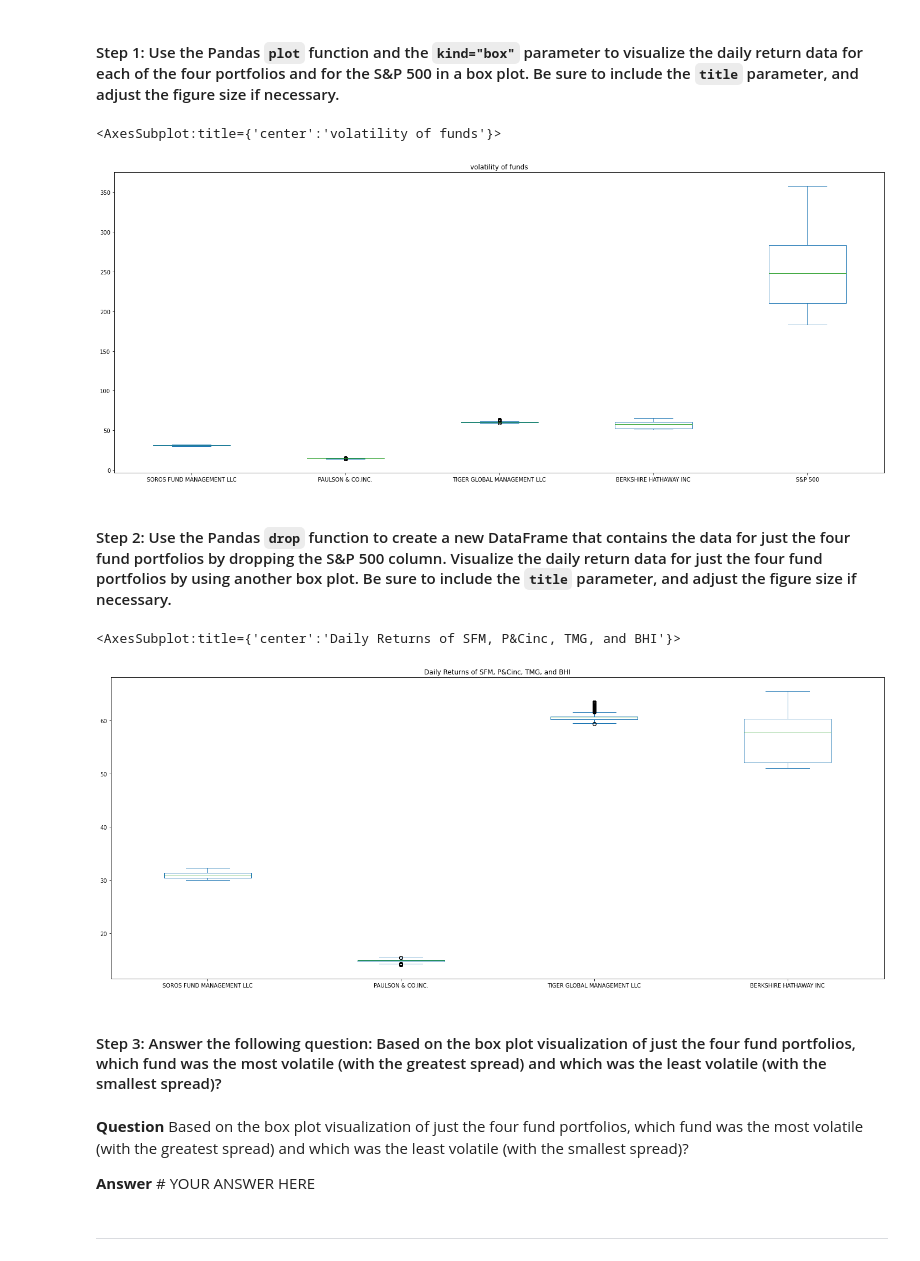
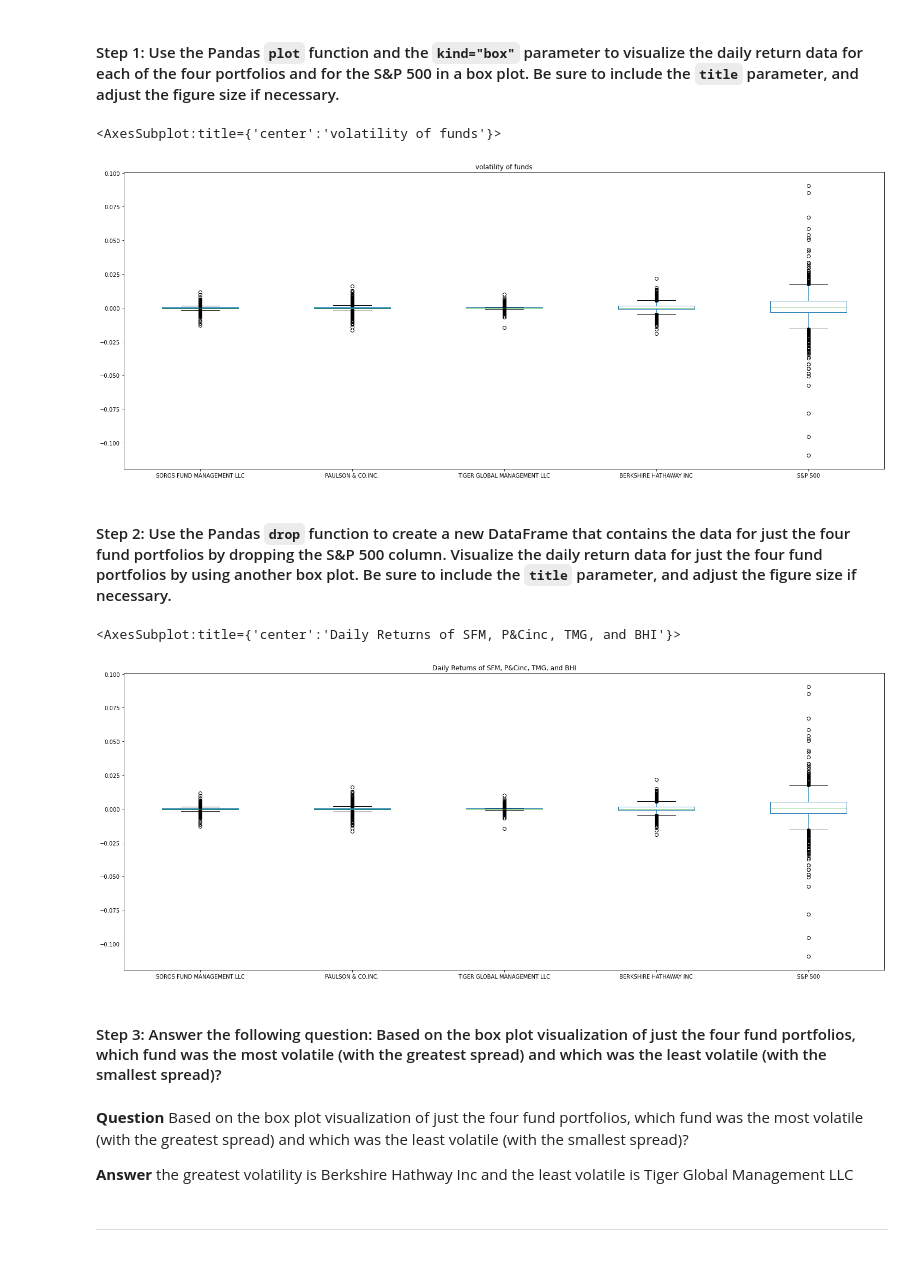
Before and after one commit to Lightboy6/mod4_final, a Jupyter notebook: risk_return_analysis.ipynb, the cells around one changed output. Cells and saved outputs as stored; diff of their text form; code cells hidden in the pictures.

```diff
--- a/risk_return_analysis.ipynb
+++ b/risk_return_analysis.ipynb
@@ -135,9 +135,10 @@ whale_df.head()
 # Drop any rows with all missing values
 # Review the first five rows of the daily returns DataFrame.
 # YOUR CODE HERE
-whale_df.pct_change().dropna()
 
-whale_df.head()
+whale_df_pct = whale_df.pct_change().dropna()
+
+whale_df_pct.head()
 # %% [output]
 |  | SOROS FUND MANAGEMENT LLC | PAULSON & CO.INC. | TIGER GLOBAL MANAGEMENT LLC | BERKSHIRE HATHAWAY INC | S&P 500 |
 | date |  |  |  |  |  |
@@ -205,10 +212,10 @@ Analyze the volatility of each of the four fund portfolios and of the S&P 500 In
 # Use the daily return data to create box plots to visualize the volatility of the 4 funds and the S&P 500
 # Include a title parameter and adjust the figure size
 # YOUR CODE HERE
-whale_df.plot(kind='box', figsize=(25,10), title='volatility of funds')
+whale_df_pct.plot(kind='box', figsize=(25,10), title='volatility of funds')
 # %% [output]
 <AxesSubplot:title={'center':'volatility of funds'}>
-[figure, old version]
+[figure, new version]
 # %% [markdown]
 #### Step 2: Use the Pandas `drop` function to create a new DataFrame that contains the data for just the four fund portfolios by dropping the S&P 500 column. Visualize the daily return data for just the four fund portfolios by using another box plot. Be sure to include the `title` parameter, and adjust the figure size if necessary.
 # %%
@@ -216,22 +223,19 @@ whale_df = whale_df.drop(columns = ['S&P 500'])
 # %%
 # Create a new DataFrame containing only the 4 fund portfolios by dropping the S&P 500 column from the DataFrame
 # Create box plots to reflect the return data for only the 4 fund portfolios
 # Include a title parameter and adjust the figure size
 # YOUR CODE HERE
 
-
-
-
-whale_df.plot(kind='box', figsize=(25,10), title="Daily Returns of SFM, P&Cinc, TMG, and BHI")
+whale_df_pct.plot(kind='box', figsize=(25,10), title="Daily Returns of SFM, P&Cinc, TMG, and BHI")
 # %% [output]
 <AxesSubplot:title={'center':'Daily Returns of SFM, P&Cinc, TMG, and BHI'}>
-[figure, old version]
+[figure, new version]
 # %% [markdown]
 #### Step 3: Answer the following question: Based on the box plot visualization of just the four fund portfolios, which fund was the most volatile (with the greatest spread) and which was the least volatile (with the smallest spread)?
 # %% [markdown]
 **Question** Based on the box plot visualization of just the four fund portfolios, which fund was the most volatile (with the greatest spread) and which was the least volatile (with the smallest spread)?
 
-**Answer** # YOUR ANSWER HERE
+**Answer** the greatest volatility is Berkshire Hathway Inc and the least volatile is Tiger Global Management LLC
 # %% [markdown]
 ---
 # %% [markdown]
```
Also changed, not shown: parts of 8 cells of this notebook.
